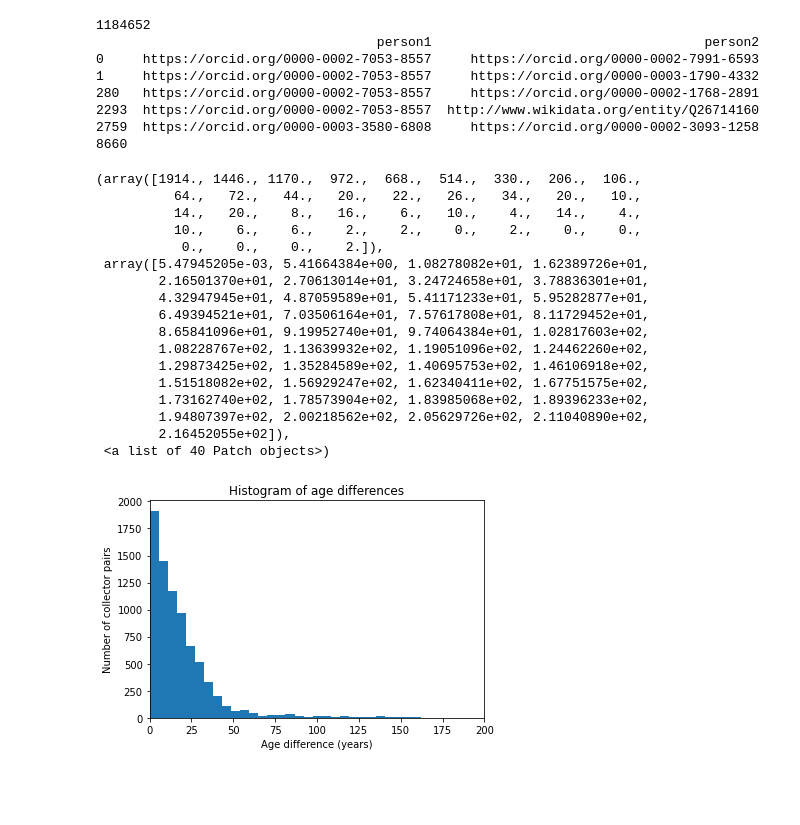
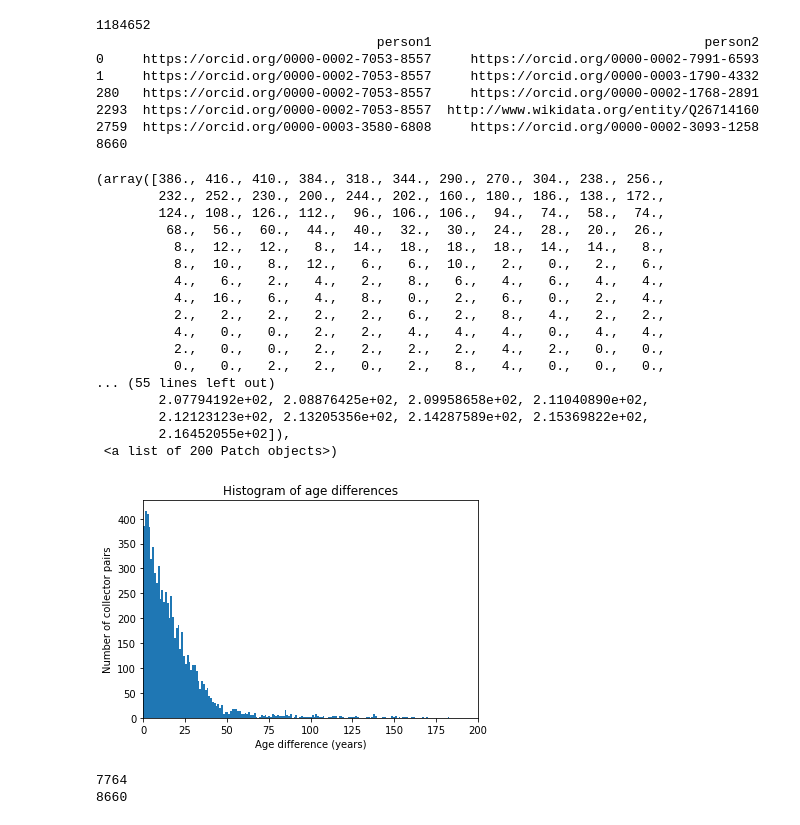
Before and after one commit to biohackathon2021/project-12, a Jupyter notebook: age_differences.ipynb, the cells around one changed output. Saved outputs shown, nothing was run; the diff lists cells and outputs as text; code cells hidden in the pictures; blank space fills up the shorter version.

```diff
--- a/age_differences.ipynb
+++ b/age_differences.ipynb
@@ -75,6 +76,12 @@ nodes.head()
 gender_1 = []
 gender_2 = []
 agediff = []
+age_p1 = []
+age_p2 = []
+id1 = []
+id2 = []
+# 0:unknown, 1:female-female, 2: male-male, 3:mixed
+gender_diff = []
 
 print(len(edges))
 edges_unique = pd.DataFrame.drop_duplicates(edges)
@@ -82,16 +89,34 @@ print(edges_unique.head())
 
 
 for index, row in edges_unique.iterrows():
-  gender_1.append(nodes.loc[nodes.wdid == row['person1']]['gender'])
-  gender_2.append(nodes.loc[nodes.wdid == row['person2']]['gender'])
+  id1.append(row['person1'])
+  id2.append(row['person2'])
+  gen1 = nodes.loc[nodes.wdid == row['person1']]['gender'].values[0]
+  gen2 = nodes.loc[nodes.wdid == row['person2']]['gender'].values[0]
+  gender_1.append(gen1)
+  gender_2.append(gen2)
+  if gen1 == gen2:
+    if gen1 == 'male':
+      gender_diff.append('m-m')
+    elif gen1 == 'female':
+      gender_diff.append('f-f')
+    else:
+      gender_diff.append('unknown')
+  elif gen1 == 'unknown' or gen2 =='unknown':
+    gender_diff.append('unknown')
+  else:
+    gender_diff.append('mixed')
+
   try:
     age1 = nodes.loc[nodes.wdid == row['person1']]['BD']
     age1 = age1.values[0]
+    age_p1.append(age1)
     age2 = nodes.loc[nodes.wdid == row['person2']]['BD']
     age2 = age2.values[0]
+    age_p2.append(age2)
     agediff.append(abs(days_between(age2,age1))/365)
   except IndexError:
-    pass
+    agediff.append(np.NaN)
 
 print(len(agediff))
 # %% [output]
@@ -106,29 +134,35 @@ print(len(agediff))
 # %%
 agediff = [i for i in agediff if i != 0]
 agediff = [i for i in agediff if i < 1000]
 
 agediff
 plt.xlabel('Age difference (years)')
 plt.ylabel('Number of collector pairs')
 plt.xlim(0, 200)
 plt.title('Histogram of age differences')
-plt.hist(agediff, bins=40)
+plt.hist(agediff, bins=200)
 # %% [output]
-(array([1914., 1446., 1170.,  972.,  668.,  514.,  330.,  206.,  106.,
-          64.,   72.,   44.,   20.,   22.,   26.,   34.,   20.,   10.,
-          14.,   20.,    8.,   16.,    6.,   10.,    4.,   14.,    4.,
-          10.,    6.,    6.,    2.,    2.,    0.,    2.,    0.,    0.,
-           0.,    0.,    0.,    2.]),
- array([5.47945205e-03, 5.41664384e+00, 1.08278082e+01, 1.62389726e+01,
-        2.16501370e+01, 2.70613014e+01, 3.24724658e+01, 3.78836301e+01,
-        4.32947945e+01, 4.87059589e+01, 5.41171233e+01, 5.95282877e+01,
-        6.49394521e+01, 7.03506164e+01, 7.57617808e+01, 8.11729452e+01,
-        8.65841096e+01, 9.19952740e+01, 9.74064384e+01, 1.02817603e+02,
-        1.08228767e+02, 1.13639932e+02, 1.19051096e+02, 1.24462260e+02,
-        1.29873425e+02, 1.35284589e+02, 1.40695753e+02, 1.46106918e+02,
-        1.51518082e+02, 1.56929247e+02, 1.62340411e+02, 1.67751575e+02,
-        1.73162740e+02, 1.78573904e+02, 1.83985068e+02, 1.89396233e+02,
-        1.94807397e+02, 2.00218562e+02, 2.05629726e+02, 2.11040890e+02,
+(array([386., 416., 410., 384., 318., 344., 290., 270., 304., 238., 256.,
+        232., 252., 230., 200., 244., 202., 160., 180., 186., 138., 172.,
+        124., 108., 126., 112.,  96., 106., 106.,  94.,  74.,  58.,  74.,
+         68.,  56.,  60.,  44.,  40.,  32.,  30.,  24.,  28.,  20.,  26.,
+          8.,  12.,  12.,   8.,  14.,  18.,  18.,  18.,  14.,  14.,   8.,
+          8.,  10.,   8.,  12.,   6.,   6.,  10.,   2.,   0.,   2.,   6.,
+          4.,   6.,   2.,   4.,   2.,   8.,   6.,   4.,   6.,   4.,   4.,
+          4.,  16.,   6.,   4.,   8.,   0.,   2.,   6.,   0.,   2.,   4.,
+          2.,   2.,   2.,   2.,   2.,   6.,   2.,   8.,   4.,   2.,   2.,
+          4.,   0.,   0.,   2.,   2.,   4.,   4.,   4.,   0.,   4.,   4.,
+          2.,   0.,   0.,   2.,   2.,   2.,   2.,   4.,   2.,   0.,   0.,
+          0.,   0.,   2.,   2.,   0.,   2.,   8.,   4.,   0.,   0.,   0.,
+... (55 lines left out)
+        2.07794192e+02, 2.08876425e+02, 2.09958658e+02, 2.11040890e+02,
+        2.12123123e+02, 2.13205356e+02, 2.14287589e+02, 2.15369822e+02,
         2.16452055e+02]),
- <a list of 40 Patch objects>)
+ <a list of 200 Patch objects>)
-[figure, old version]
+[figure, new version]
+# %%
+print(len(agediff))
+print(len(gender_1))
+# %% [output]
+7764
+8660
```
Also changed, not shown: parts of 13 cells of this notebook.
